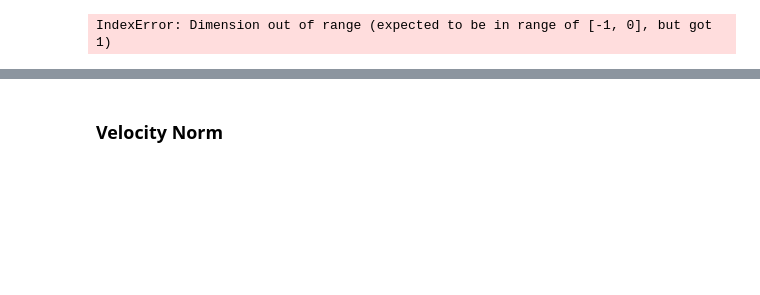
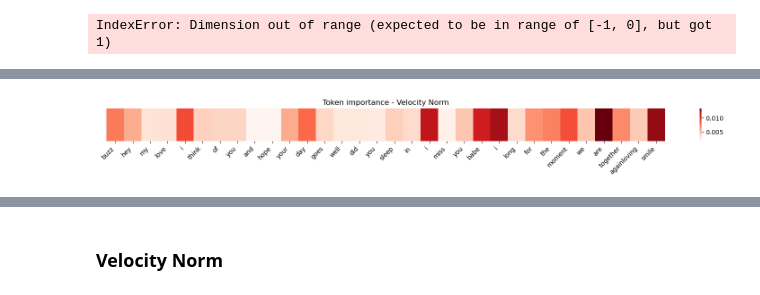
Before and after one commit to AmineYK/Textual-Anomaly-Detection-Framework, a Jupyter notebook: Anomaly Detection Framework/fm_dissect_token.ipynb, the cells around one changed output, grey strips where cells are left out. Cells and saved outputs as stored; diff of their text form; code cells hidden in the pictures; blank space fills up the shorter version.

```diff
--- a/Anomaly Detection Framework/fm_dissect_token.ipynb
+++ b/Anomaly Detection Framework/fm_dissect_token.ipynb
@@ -380,0 +371,40 @@ FPR@95:     0.4839
+# %%
+t = 0.6
+time_ = torch.tensor(t).repeat(X_tokens_test.shape[0]).to(device)
+v_sentence, v_tokens, all_attentions, pool_attn = fm_transformer.model(X_tokens_test[:10], time_[:10], attentions_test_mask[:10].to(device), True)
+# %%
+def attention_rollout(dit_attentions):
+    """
+    dit_attentions : (n_blocks, B, T, T)
+    Propage l'attention à travers les blocs
+    → (B, T) score d'importance par token
+    """
+    # Produit cumulatif des matrices d'attention
+    # (comme Attention Rollout — Abnar & Zuidema 2020)
+
+    rollout = dit_attentions[0]              # (B, T, T)
+
+    for block_idx in range(1, dit_attentions.shape[0]):
+        attn = dit_attentions[block_idx]     # (B, T, T)
+
+        # Résidu connexion : 0.5 * attn + 0.5 * identity
+        identity = torch.eye(attn.shape[-1]).unsqueeze(0).to(attn.device)
+        attn = 0.5 * attn + 0.5 * identity  # (B, T, T)
+
+        rollout = torch.bmm(attn, rollout)   # (B, T, T)
+
+    # Score = attention reçue par chaque token (somme sur les queries)
+    token_rollout_score = rollout.mean(dim=1)  # (B, T)
+
+    return token_rollout_score
+
+token_rollout_score = attention_rollout(all_attentions)
+# %%
+token_effort = token_rollout_score.detach().cpu().numpy() * attentions_test_mask[:10].cpu().numpy()
+
+tokens_test_inlier = np.array(tokens_test)[y_test == 0]
+
+name_type = "Velocity Norm"
+plot_heatmap(token_effort, tokens_test_inlier, idx=3, name=name_type)
+# %% [output]
+[figure, added]
```
Also changed, not shown: parts of 22 cells of this notebook, 4 other files.
